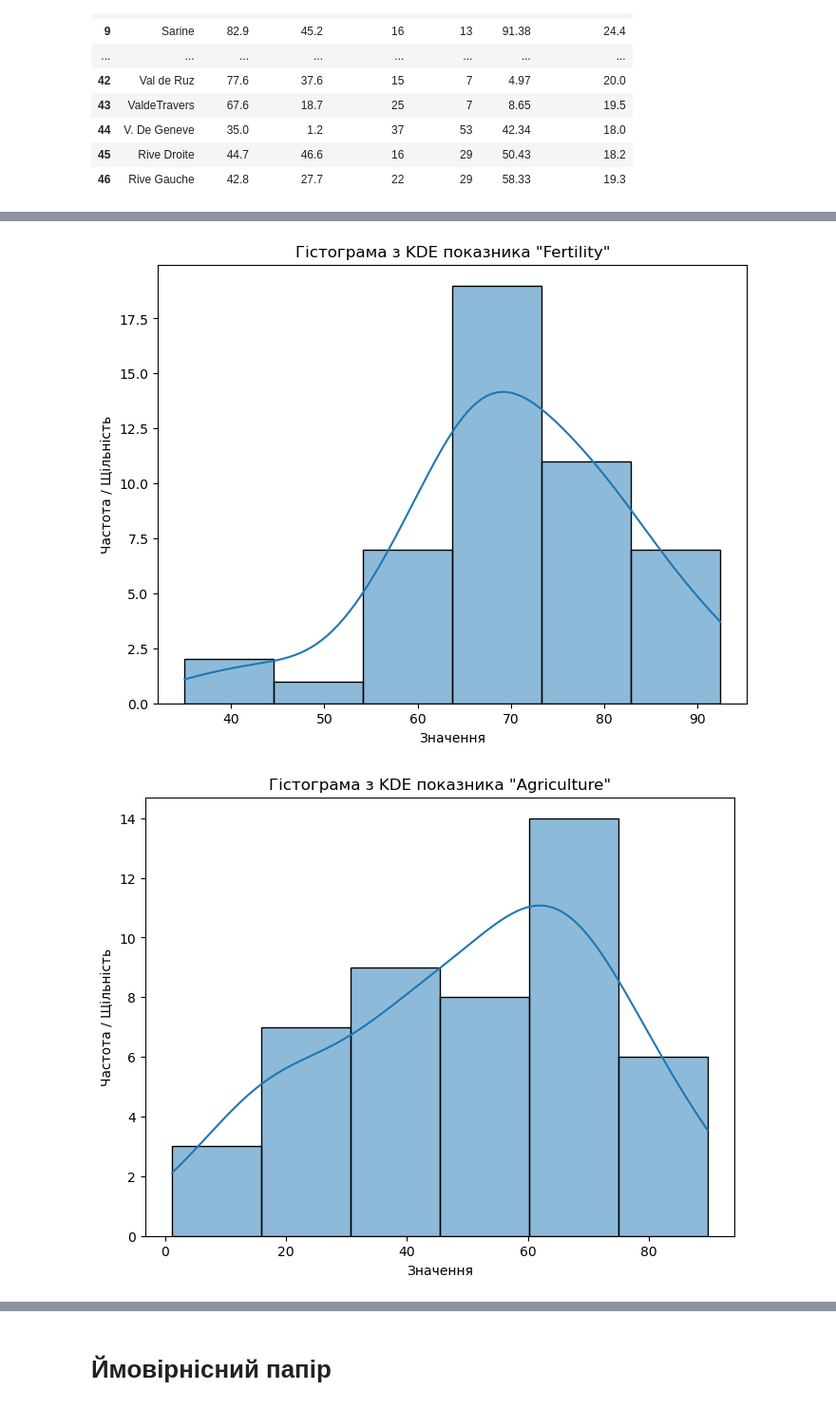
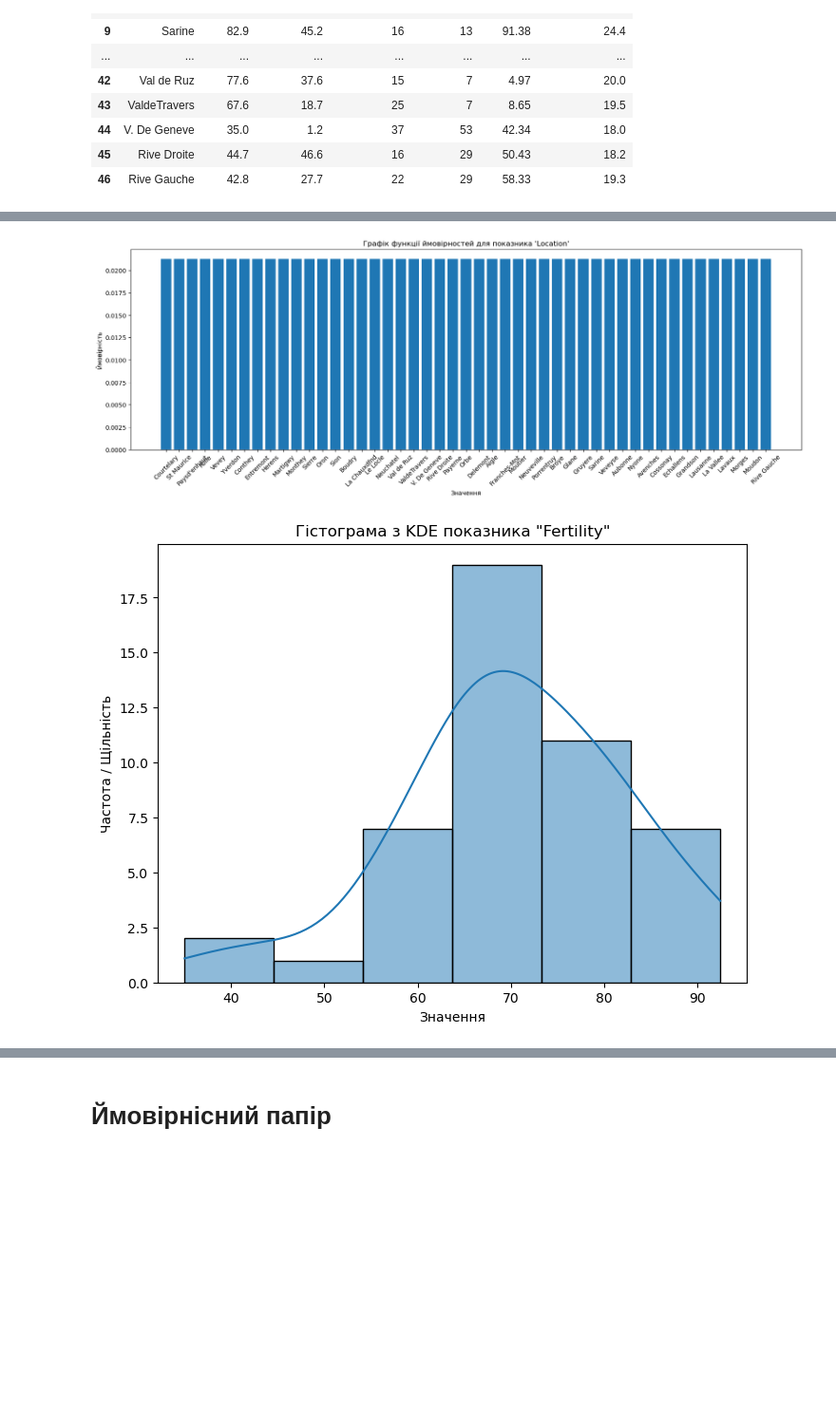
Before and after one commit to MarkKlep/statistical-analysis, a Jupyter notebook: Untitled.ipynb, the cells around one changed output, grey strips where cells are left out. Shown at 95% size. Saved outputs shown, nothing was run; the diff lists cells and outputs as text; code cells hidden in the pictures; blank space fills up the shorter version.

```diff
--- a/Untitled.ipynb
+++ b/Untitled.ipynb
@@ -120,27 +131,44 @@ import seaborn as sns
 import math
 # %%
-# Видалення першого стовпця, оскільки він містить назви місць, і його не можна розглядати як числовий показник.
+#print(swiss_df['Location'])
+
+# "Location"
+discrete_column = swiss_df['Location']
+# frequency
+value_counts = discrete_column.value_counts()
+
+# Побудова графіка функції ймовірностей
+plt.figure(figsize=(20, 6))
+plt.bar(value_counts.index, value_counts.values / len(discrete_column))
+plt.xlabel("Значення")
+plt.ylabel("Ймовірність")
+plt.title("Графік функції ймовірностей для показника 'Location'")
+plt.xticks(rotation=45)
+plt.show()
+
+
 _swiss_df = swiss_df.drop(columns=['Location'])
-
-# Визначення списку числових стовпців
 numeric_columns = _swiss_df.columns
 
 #width of classes
 N = len(swiss_df['Location'])
 M = 1 + 3.32 * math.log10(N)
 
 M = int(M)
+
+if(M < 5):
+    M = 5
 
 # Hist KDE
 for column in numeric_columns:
     data = _swiss_df[column].sort_values(ascending = True)
 
     plt.figure(figsize=(8, 6))
     sns.histplot(data, bins=M, kde=True)
     plt.title(f'Гістограма з KDE показника "{column}"')
     plt.xlabel('Значення')
     plt.ylabel('Частота / Щільність')
     plt.show()
 # %% [output]
-[figure, old version]
+[figure, new version]
-[figure, old version]
+[figure, new version]
```
Also changed, not shown: parts of 15 cells of this notebook.
